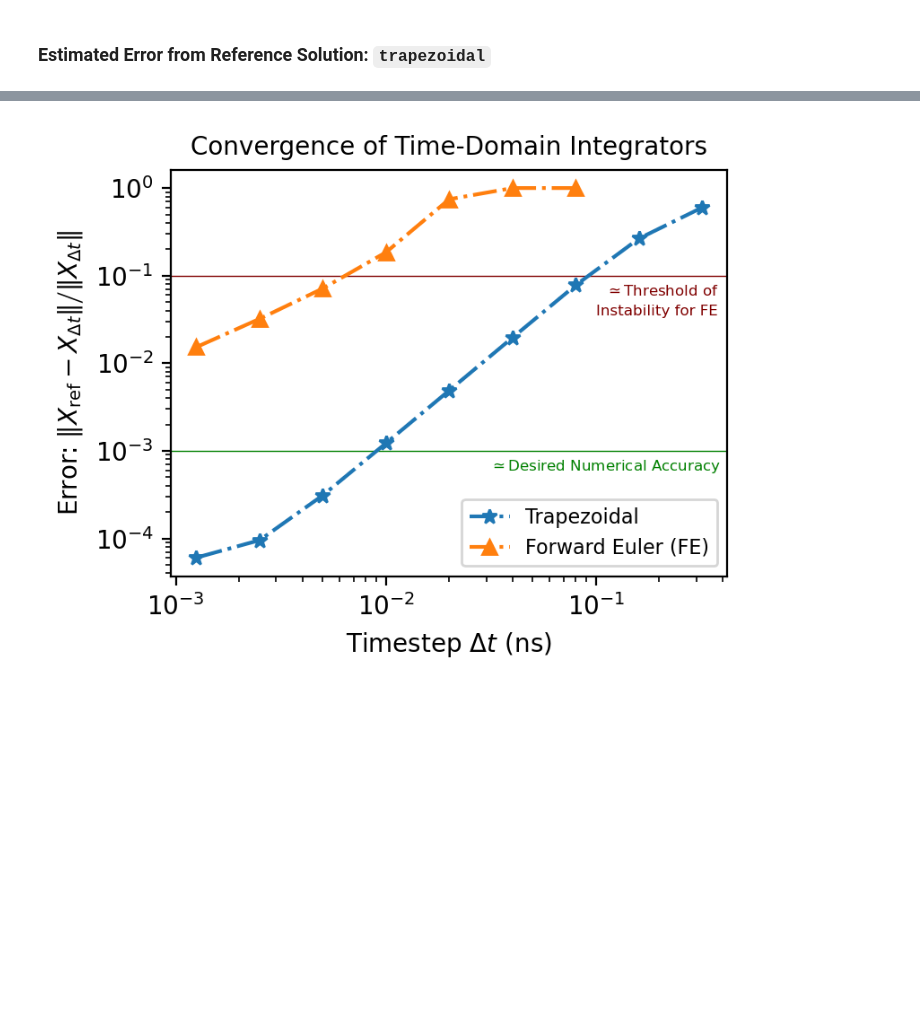
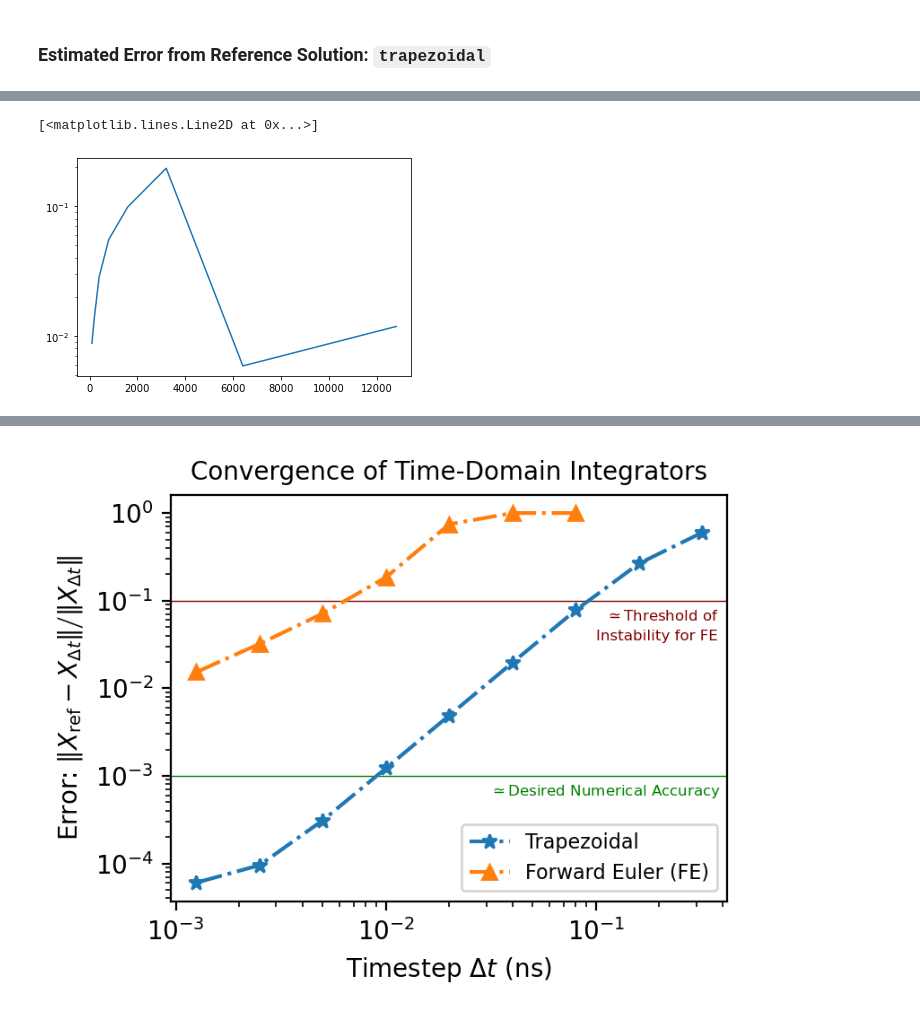
Before and after one commit to Phionx/quantumnetworks, a Jupyter notebook: demos/analysis/SolverOptimizer.ipynb, the cells around one changed output, grey strips where cells are left out. Drawn from its saved outputs; the diff is of its cells as text; code cells hidden in the pictures; blank space fills up the shorter version.

```diff
--- a/demos/analysis/SolverOptimizer.ipynb
+++ b/demos/analysis/SolverOptimizer.ipynb
@@ -237,0 +248,5 @@ array([0.006057  , 0.00812101, 0.01679859, 0.0323822 , 0.06485729,
+# %%
+plt.semilogy(num_steps_trap_dyn, runtimes_trap_dyn)
+# %% [output]
+[<matplotlib.lines.Line2D at 0x...>]
+[figure, added]
```
Also changed, not shown: parts of 16 cells of this notebook, 2 other files.
